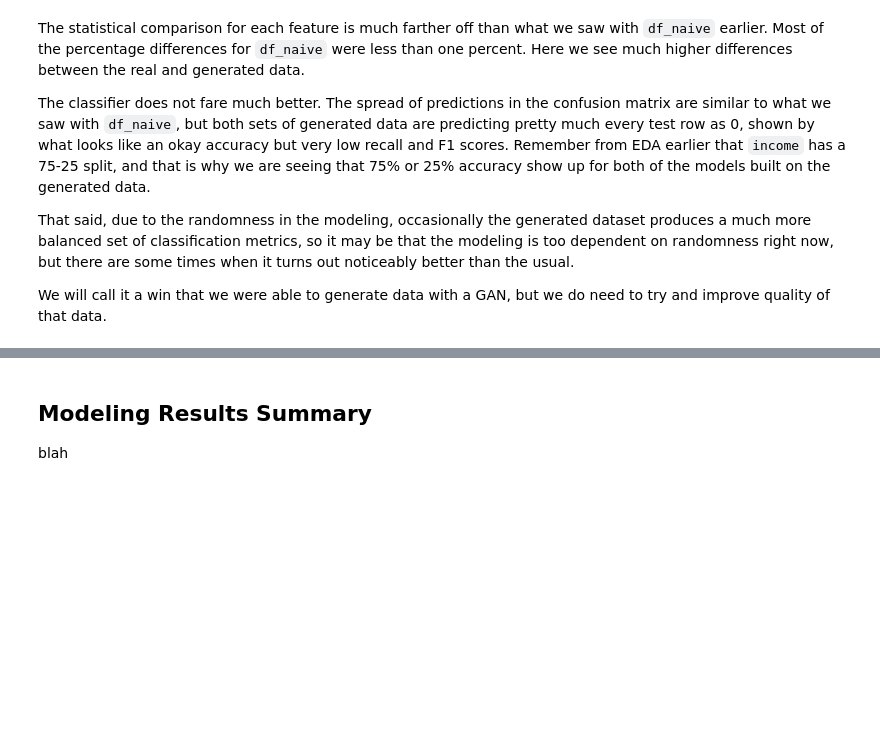
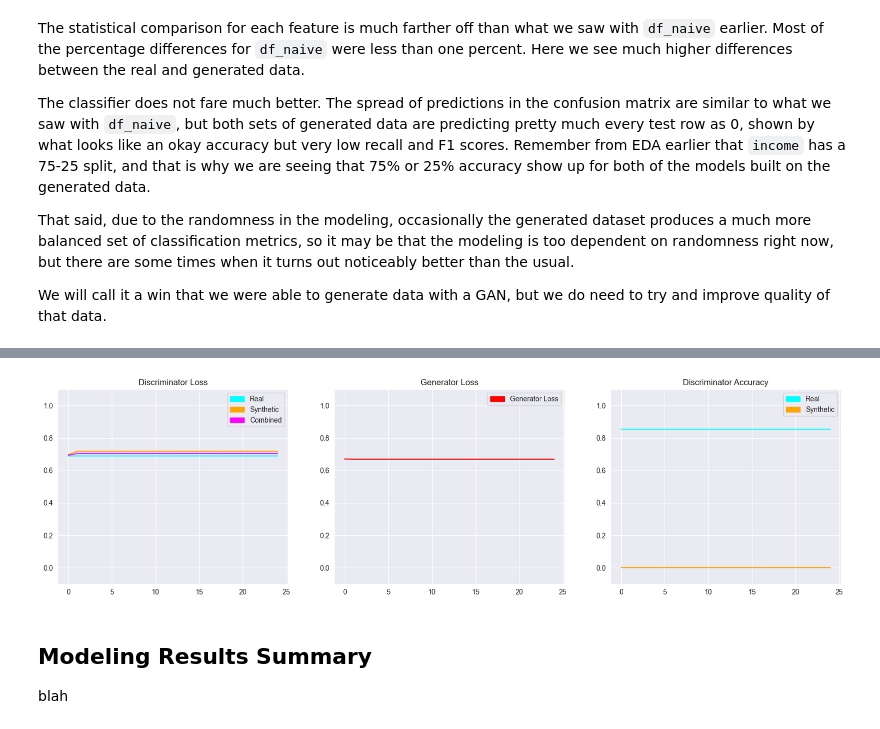
Before and after one commit to jhleakakos/msds-deep-learning-final, a Jupyter notebook: my_data_is_realer_than_yours.ipynb, the cells around one changed output, grey strips where cells are left out. Cells and saved outputs as stored; diff of their text form; code cells hidden in the pictures; blank space fills up the shorter version.

Commit message:
add first pass at cnn modeling

```diff
--- a/my_data_is_realer_than_yours.ipynb
+++ b/my_data_is_realer_than_yours.ipynb
@@ -2841,3 +2827,79 @@ Blah
+# %%
+
+# CNN-GAN
+
+###############################
+# Model Definition and Creation
+###############################
+
+canon_generator_optimizer = tf.keras.optimizers.legacy.Adam(learning_rate=0.0002, beta_1=0.5)
+canon_discriminator_optimizer = tf.keras.optimizers.legacy.Adam(learning_rate=0.0002, beta_1=0.5)
+canon_generator_loss = losses.BinaryCrossentropy(from_logits=True)
+canon_discriminator_loss = losses.BinaryCrossentropy(from_logits=True)
+
+canon_generator = models.Sequential([
+    layers.Dense(128, input_dim=latent_space_dim)
+    , layers.Reshape((1, 128))
+    , layers.Conv1DTranspose(256, 5, strides=2, padding='same', activation='relu')
+    , layers.Conv1DTranspose(512, 5, strides=2, padding='same', activation='relu')
+    , layers.Flatten()
+    , layers.Dense(n_train_features, activation='sigmoid')
+])
+
+canon_discriminator = models.Sequential([
+    layers.Reshape((1, n_train_features), input_shape=(n_train_features,))
+    , layers.Conv1D(128, 5, strides=2, padding='same')
+    , layers.LeakyReLU(0.2)
+    , layers.Conv1D(256, 5, strides=2, padding='same')
+    , layers.LeakyReLU(0.2)
+    , layers.Conv1D(512, 5, strides=2, padding='same')
+    , layers.LeakyReLU(0.2)
+    , layers.Flatten()
+    , layers.Dense(1, activation='sigmoid')
+])
+
+canon_discriminator.trainable = False
+canon = models.Sequential([canon_generator, canon_discriminator])
+canon_discriminator.compile(loss=canon_discriminator_loss, optimizer=canon_discriminator_optimizer, metrics=['accuracy'])
+canon.compile(loss=canon_generator_loss, optimizer=canon_generator_optimizer)
+
+# canon.summary()
+
+################
+# Model Training
+################
+
+hist_discriminator_loss_real = []
+hist_discriminator_loss_syn = []
+hist_generator_loss = []
+
+sys.stdout = open(os.devnull, 'w')
+
+for epoch in range(n_epochs):
+
+    noise_matrix = np.random.uniform(0, 1, size=(df_training_input.shape[0], latent_space_dim))
+    synthetic_dataset = canon_generator(noise_matrix)
+
+    real_labels = np.ones((df_training_input.shape[0], 1))
+    synthetic_labels = np.zeros((df_training_input.shape[0], 1))
+
+    canon_discriminator.trainable = True
+    discriminator_loss_real = canon_discriminator.fit(df_training_input, real_labels, batch_size=batch_size)
+    discriminator_loss_syn = canon_discriminator.fit(synthetic_dataset, synthetic_labels, batch_size=batch_size)
+
+    canon_discriminator.trainable = False
+    generator_loss = canon.fit(noise_matrix, real_labels, batch_size=batch_size)
+
+    hist_discriminator_loss_real.append(discriminator_loss_real)
+    hist_discriminator_loss_syn.append(discriminator_loss_syn)
+    hist_generator_loss.append(generator_loss)
+
+sys.stdout = original_stdout
+
+gimme_some_gan_metrics(hist_discriminator_loss_real, hist_discriminator_loss_syn, hist_generator_loss)
+# gimme_some_gan_stats(hist_discriminator_loss_real, hist_discriminator_loss_syn, hist_generator_loss)
+# %% [output]
+[figure, added]
 # %% [markdown]
 ## Modeling Results Summary
 
```
Also changed, not shown: parts of 6 cells of this notebook.
